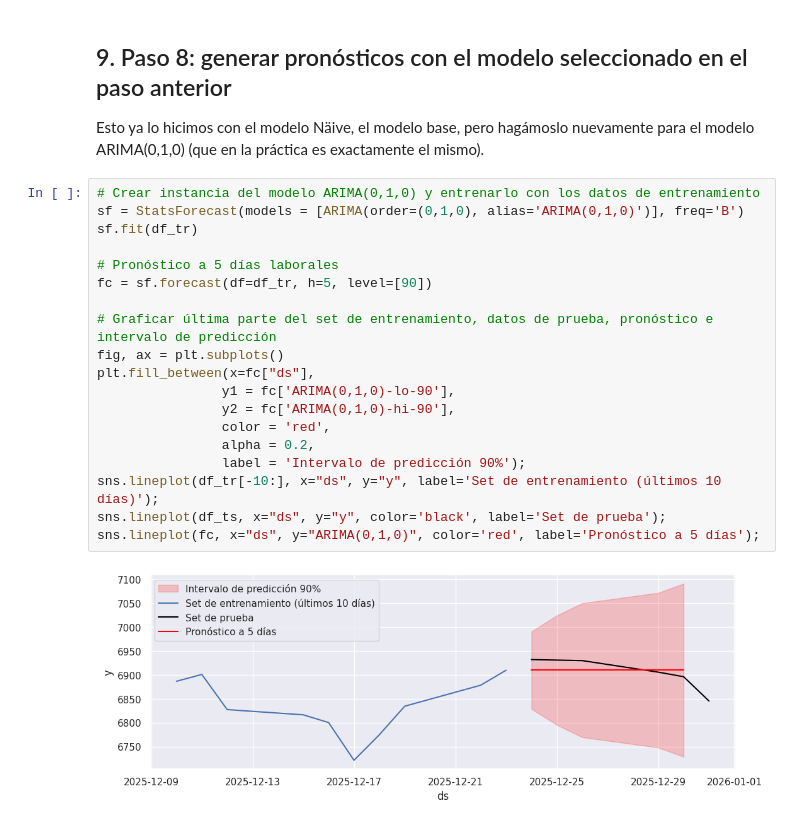
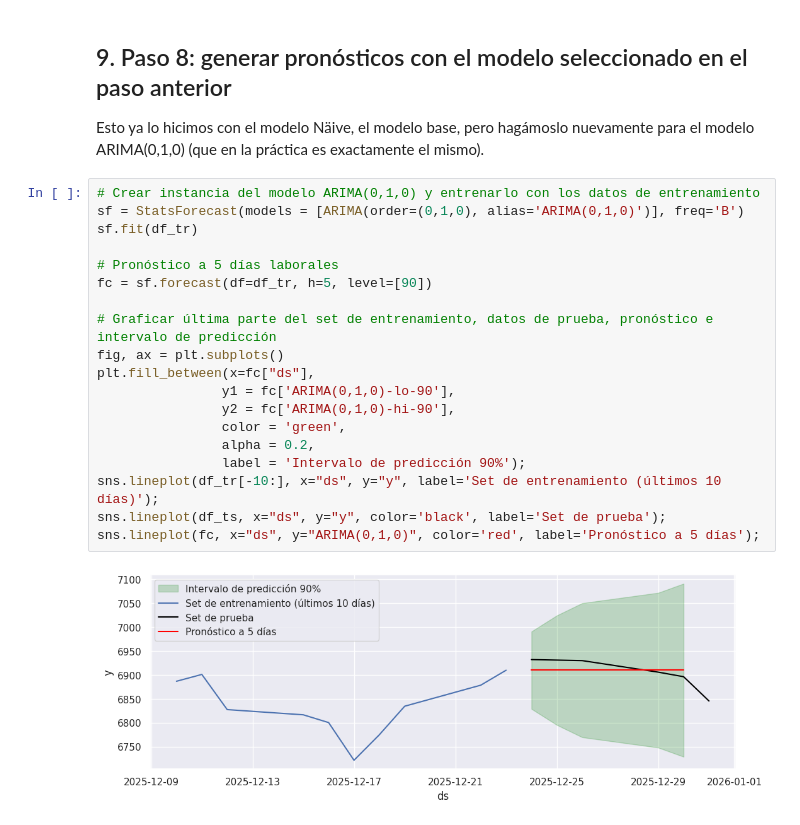
Before and after one commit to JairRamosG/Series_de_Tiempo, a Jupyter notebook: 06_ARIMA/pdq-ARIMA.ipynb, the cells around one changed output. Cells and saved outputs as stored; diff of their text form.

```diff
--- a/06_ARIMA/pdq-ARIMA.ipynb
+++ b/06_ARIMA/pdq-ARIMA.ipynb
@@ -622,21 +622,21 @@ Esto ya lo hicimos con el modelo Näive, el modelo base, pero hagámoslo nuevame
 # %%
 # Crear instancia del modelo ARIMA(0,1,0) y entrenarlo con los datos de entrenamiento
 sf = StatsForecast(models = [ARIMA(order=(0,1,0), alias='ARIMA(0,1,0)')], freq='B')
 sf.fit(df_tr)
 
 # Pronóstico a 5 días laborales
 fc = sf.forecast(df=df_tr, h=5, level=[90])
 
 # Graficar última parte del set de entrenamiento, datos de prueba, pronóstico e intervalo de predicción
 fig, ax = plt.subplots()
 plt.fill_between(x=fc["ds"],
                 y1 = fc['ARIMA(0,1,0)-lo-90'],
                 y2 = fc['ARIMA(0,1,0)-hi-90'],
-                color = 'red',
+                color = 'green',
                 alpha = 0.2,
                 label = 'Intervalo de predicción 90%');
 sns.lineplot(df_tr[-10:], x="ds", y="y", label='Set de entrenamiento (últimos 10 días)');
 sns.lineplot(df_ts, x="ds", y="y", color='black', label='Set de prueba');
 sns.lineplot(fc, x="ds", y="ARIMA(0,1,0)", color='red', label='Pronóstico a 5 días');
 # %% [output]
-[figure, old version]
+[figure, new version]
```
